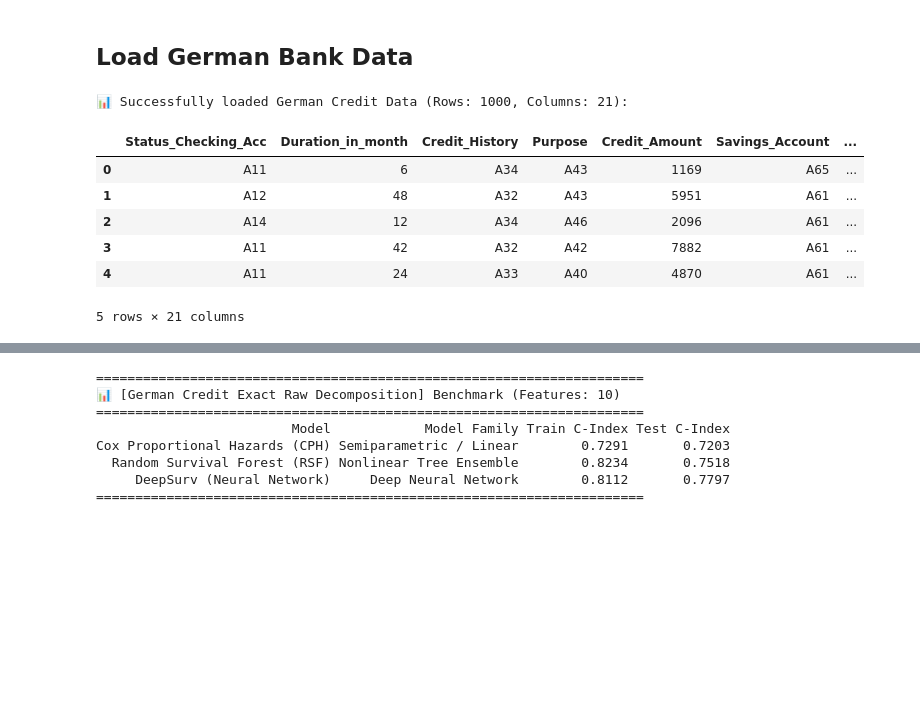
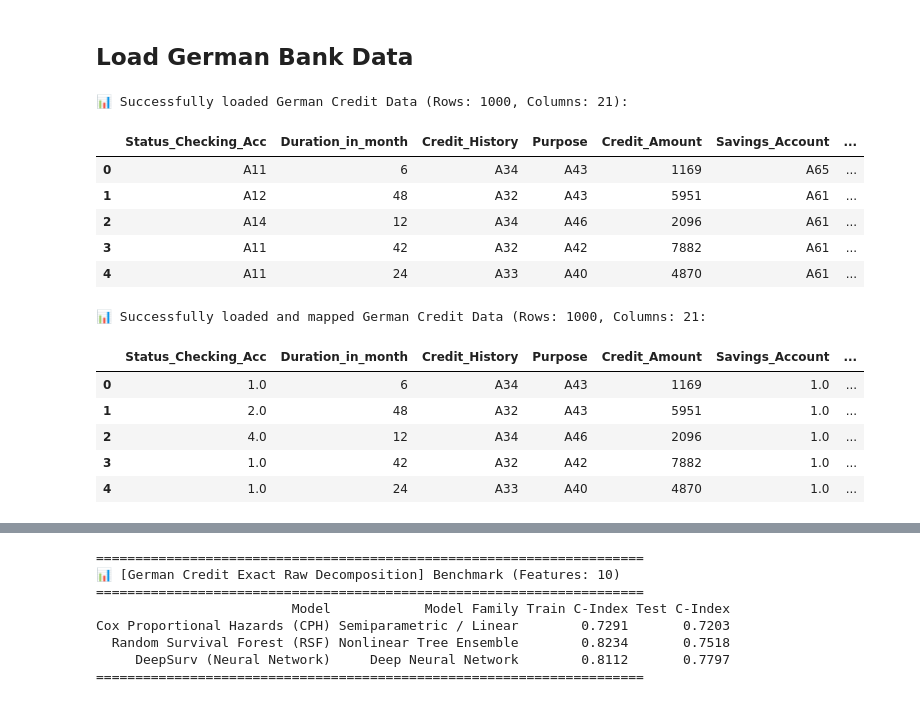
Before and after one commit to Byunghyun-Hwang-Trenbi/COMP8240, a Jupyter notebook: Assignment3/COMP8240_DeepSurv_Survival_Analysis.ipynb, the cells around one changed output, grey strips where cells are left out. Drawn from its saved outputs; the diff is of its cells as text; code cells hidden in the pictures; blank space fills up the shorter version.

```diff
--- a/Assignment3/COMP8240_DeepSurv_Survival_Analysis.ipynb
+++ b/Assignment3/COMP8240_DeepSurv_Survival_Analysis.ipynb
@@ -584,6 +586,11 @@ Cox Proportional Hazards (CPH) Semiparametric / Linear        0.8481       0.739
 # =====================================================================
 import os
 import pandas as pd
+
+# Set Pandas options to display all columns without truncation
+pd.set_option('display.max_columns', None)       # Display all columns
+pd.set_option('display.width', 1000)             # Increase display width to prevent line wrapping
+pd.set_option('display.max_colwidth', None)      # Do not truncate content inside cells
 
 # Define path (adjust if stored inside Google Drive)
 file_path_german = '/content/drive/MyDrive/german.data'
@@ -629,7 +636,79 @@ display(df_german.head(5))
 | 2 | A14 | 12 | A34 | A46 | 2096 | A61 | ... |
 | 3 | A11 | 42 | A32 | A42 | 7882 | A61 | ... |
 | 4 | A11 | 24 | A33 | A40 | 4870 | A61 | ... |
-5 rows × 21 columns
+# %%
+# =====================================================================
+# Load and Encode German Credit Dataset (german.data)
+# =====================================================================
+import os
+import pandas as pd
+
+# Set Pandas options to display all columns and prevent truncation
+pd.set_option('display.max_columns', None)       # Display all columns
+pd.set_option('display.width', 1000)             # Increase display width to prevent line wrapping
+pd.set_option('display.max_colwidth', None)      # Do not truncate content inside cells
+
+# Define path (adjust if stored inside Google Drive)
+file_path_german = '/content/drive/MyDrive/german.data'
+
+if not os.path.exists(file_path_german):
+    file_path_german = 'german.data'
+
+# Standard semantic column names according to UCI attribute specification
+german_cols = [
+    "Status_Checking_Acc",
+    "Duration_in_month",
+    "Credit_History",
+    "Purpose",
+    "Credit_Amount",
+    "Savings_Account",
+    "Present_Employment_Since",
+    "Installment_Rate",
+    "Personal_Status_Sex",
+    "Other_Debtors",
+    "Present_Residence_Since",
+    "Property",
+    "Age_in_years",
+    "Other_Installment_Plans",
+    "Housing",
+    "Existing_Credits",
+    "Job",
+    "Num_People_Liable",
+    "Telephone",
+    "Foreign_Worker",
+    "Credit_Risk"  # Target (1 = Good, 2 = Bad)
+]
+
+# Load using whitespace delimiter
+df_german = pd.read_csv(file_path_german, sep=r'\s+', header=None, names=german_cols)
+
+# Copy dataframe for encoding
+df_encoded = df_german.copy()
+
+# Define mapping dictionaries for categorical features
+cs_map = {"A11": 1.0, "A12": 2.0, "A13": 3.0, "A14": 4.0}
+ss_map = {"A61": 1.0, "A62": 2.0, "A63": 3.0, "A64": 4.0, "A65": 1.0}
+es_map = {"A71": 0.0, "A72": 1.0, "A73": 2.0, "A74": 3.0, "A75": 4.0}
+ps_map = {"A121": 4.0, "A122": 3.0, "A123": 2.0, "A124": 1.0}
+gs_map = {"A101": 1.0, "A102": 2.0, "A103": 3.0}
+
+# Apply mappings to encoded dataframe
+df_encoded["Status_Checking_Acc"] = df_encoded["Status_Checking_Acc"].map(cs_map).fillna(1.0)
+df_encoded["Savings_Account"] = df_encoded["Savings_Account"].map(ss_map).fillna(1.0)
+df_encoded["Present_Employment_Since"] = df_encoded["Present_Employment_Since"].map(es_map).fillna(0.0)
+df_encoded["Property"] = df_encoded["Property"].map(ps_map).fillna(1.0)
+df_encoded["Other_Debtors"] = df_encoded["Other_Debtors"].map(gs_map).fillna(1.0)
+
+print(f"📊 Successfully loaded and mapped German Credit Data (Rows: {df_encoded.shape[0]}, Columns: {df_encoded.shape[1]}:")
+display(df_encoded.head(5))
+# %% [output]
+📊 Successfully loaded and mapped German Credit Data (Rows: 1000, Columns: 21:
+|  | Status_Checking_Acc | Duration_in_month | Credit_History | Purpose | Credit_Amount | Savings_Account | ... |
+| 0 | 1.0 | 6 | A34 | A43 | 1169 | 1.0 | ... |
+| 1 | 2.0 | 48 | A32 | A43 | 5951 | 1.0 | ... |
+| 2 | 4.0 | 12 | A34 | A46 | 2096 | 1.0 | ... |
+| 3 | 1.0 | 42 | A32 | A42 | 7882 | 1.0 | ... |
+| 4 | 1.0 | 24 | A33 | A40 | 4870 | 1.0 | ... |
 # %%
 # =====================================================================
 # Domain Feature Engineering Pipeline (Final Unified Version)
```
Also changed, not shown: parts of 12 cells of this notebook.
